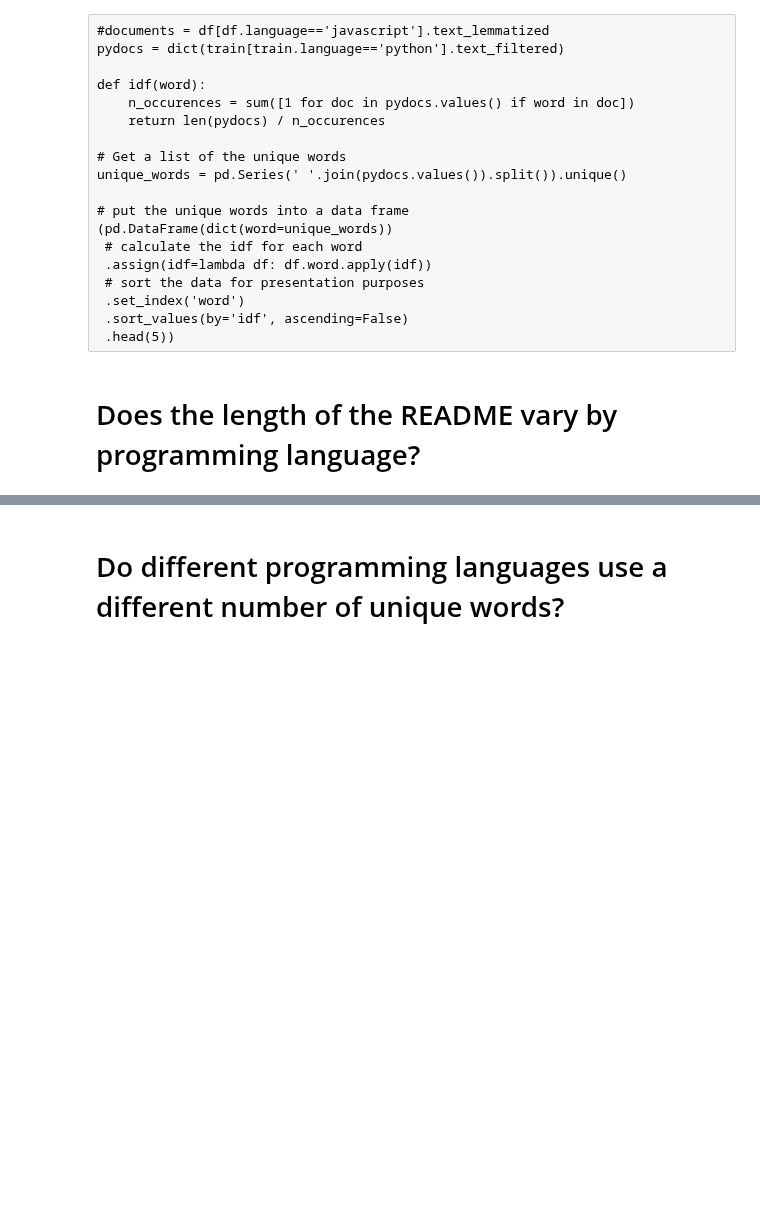
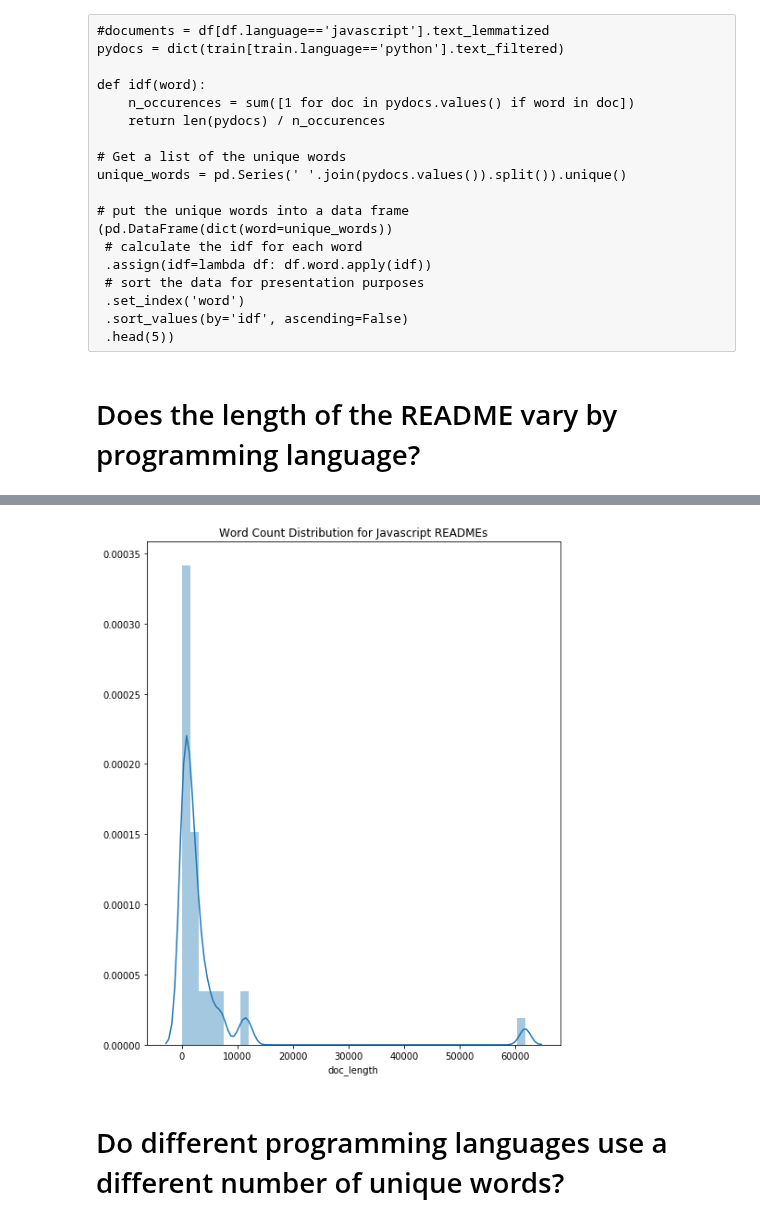
Before and after one commit to AC-Readme/nlp_project, a Jupyter notebook: aig_scratch.ipynb, the cells around one changed output, grey strips where cells are left out. Cells and saved outputs as stored; diff of their text form; code cells hidden in the pictures; blank space fills up the shorter version.

```diff
--- a/aig_scratch.ipynb
+++ b/aig_scratch.ipynb
@@ -341,3 +347,9 @@ The avergage word count in javascript coded READMEs is: 4319.941176470588 words
+# %%
+sns.distplot(train[train.language=='javascript'].doc_length)
+plt.title('Word Count Distribution for Javascript READMEs')
+plt.show()
+# %% [output]
+[figure, added]
 # %% [markdown]
 # Do different programming languages use a different number of unique words?
 # %%
```
Also changed, not shown: parts of 83 cells of this notebook.
